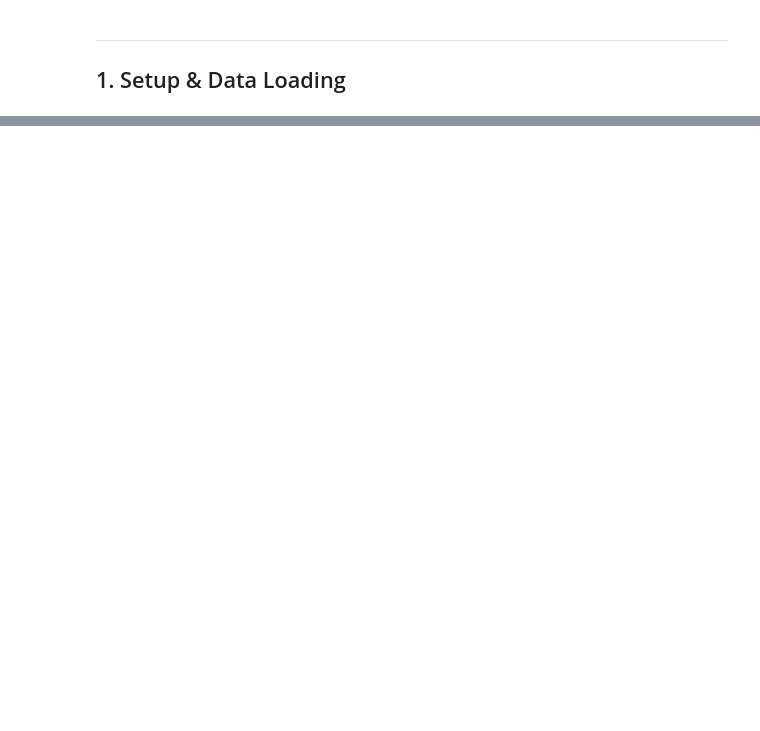
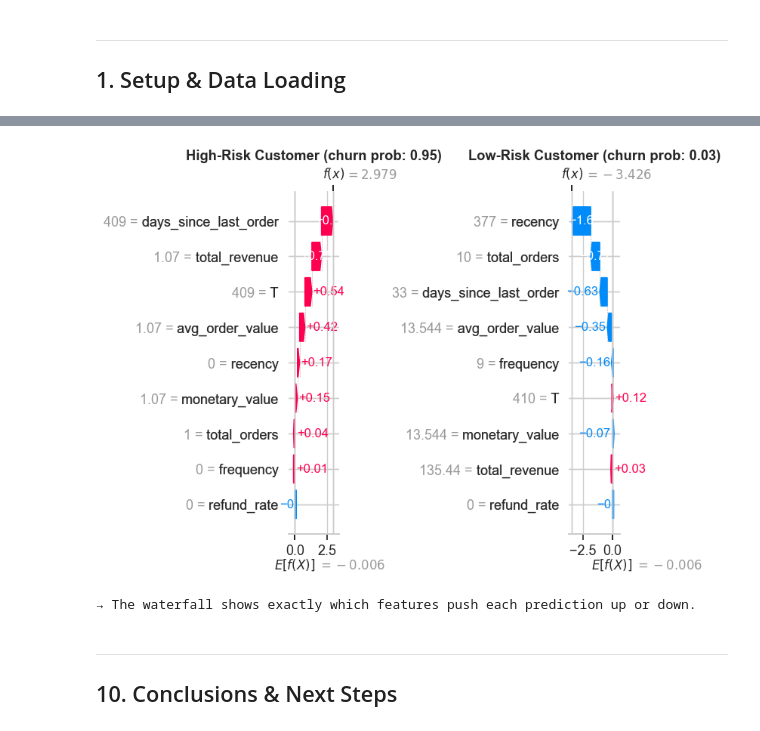
Before and after one commit to giulia-bono/retentioniq, a Jupyter notebook: notebooks/02_model_training_benchmarks.ipynb, the cells around one changed output, grey strips where cells are left out. Cells and saved outputs as stored; diff of their text form; code cells hidden in the pictures; blank space fills up the shorter version.

```diff
--- a/notebooks/02_model_training_benchmarks.ipynb
+++ b/notebooks/02_model_training_benchmarks.ipynb
@@ -763,0 +706,47 @@ print("Snowflake connection closed.")
+# %%
+# ============================================================
+# SHAP WATERFALL — High-risk vs Low-risk customer
+# ============================================================
+xgb_probs_sample = xgb_model.predict_proba(shap_sample)[:, 1]
+high_idx = np.argmax(xgb_probs_sample)
+low_idx  = np.argmin(xgb_probs_sample)
+
+fig, axes = plt.subplots(1, 2, figsize=(16, 6))
+
+plt.sca(axes[0])
+shap.waterfall_plot(
+    shap.Explanation(
+        values=shap_values[high_idx],
+        base_values=explainer.expected_value,
+        data=shap_sample.iloc[high_idx],
+        feature_names=FEATURE_COLS
+    ), show=False
+)
+axes[0].set_title(
+    f'High-Risk Customer (churn prob: {xgb_probs_sample[high_idx]:.2f})',
+    fontweight='bold'
+)
+
+plt.sca(axes[1])
+shap.waterfall_plot(
+    shap.Explanation(
+        values=shap_values[low_idx],
+        base_values=explainer.expected_value,
+        data=shap_sample.iloc[low_idx],
+        feature_names=FEATURE_COLS
+    ), show=False
+)
+axes[1].set_title(
+    f'Low-Risk Customer (churn prob: {xgb_probs_sample[low_idx]:.2f})',
+    fontweight='bold'
+)
+
+plt.tight_layout()
+plt.show()
+print('→ The waterfall shows exactly which features push each prediction up or down.')
+# %% [output]
+[figure, added]
+→ The waterfall shows exactly which features push each prediction up or down.
+# %% [markdown]
+---
+## 10. Conclusions & Next Steps <a id='10-conclusions'></a>
```
Also changed, not shown: parts of 60 cells of this notebook, 10 other files.
